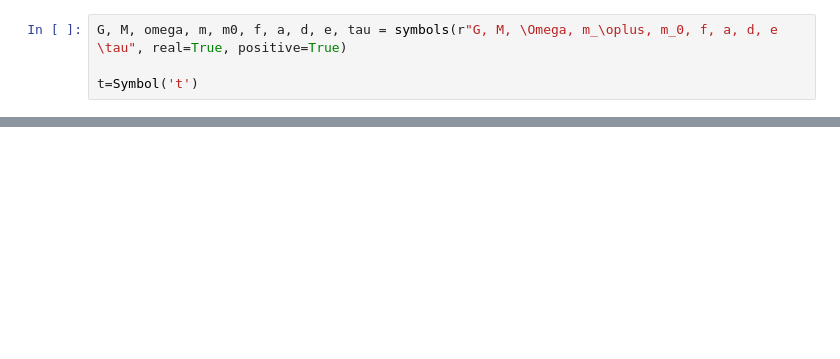
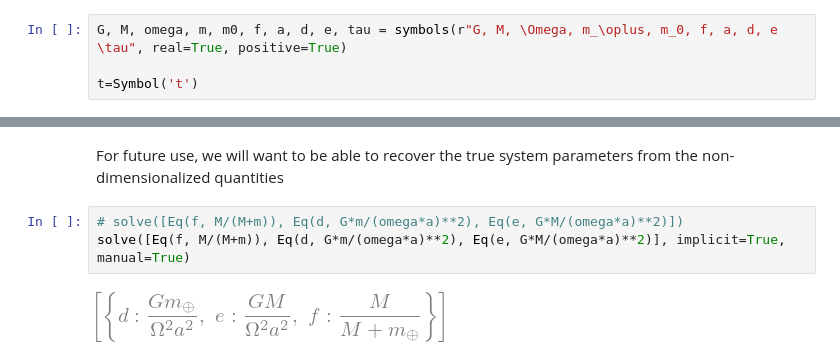
Before and after one commit to kavidey/PHYS111, a Jupyter notebook: computational_project/Stationary_frame_3.ipynb, the cells around one changed output, grey strips where cells are left out. Drawn from its saved outputs; the diff is of its cells as text; blank space fills up the shorter version.

```diff
--- a/computational_project/Stationary_frame_3.ipynb
+++ b/computational_project/Stationary_frame_3.ipynb
@@ -109,3 +117,10 @@ h
+# %% [markdown]
+For future use, we will want to be able to recover the true system parameters from the non-dimensionalized quantities
+# %%
+# solve([Eq(f, M/(M+m)), Eq(d, G*m/(omega*a)**2), Eq(e, G*M/(omega*a)**2)])
+solve([Eq(f, M/(M+m)), Eq(d, G*m/(omega*a)**2), Eq(e, G*M/(omega*a)**2)], implicit=True, manual=True)
+# %% [output]
+[figure, added]
 # %%
 # lambdify, give eq in terms of variables, gives its inputs, then lets you input the inputs in the expression. So turn symbolic math into python function
 
```
Also changed, not shown: parts of 24 cells of this notebook.
